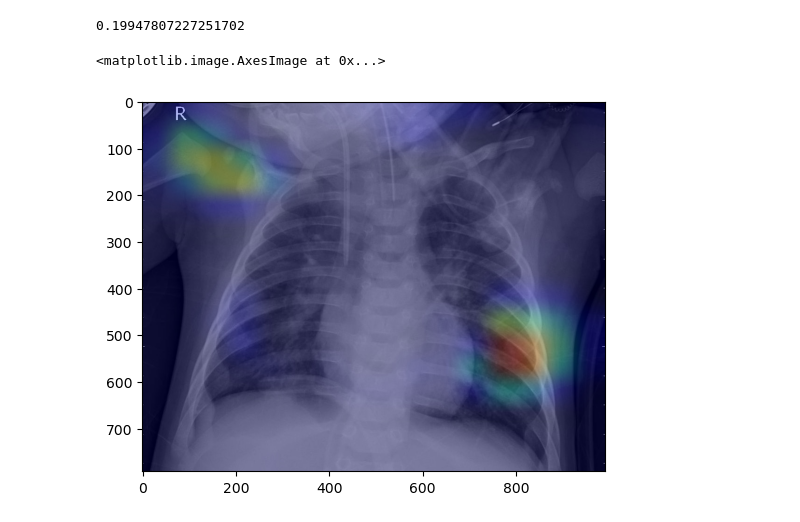
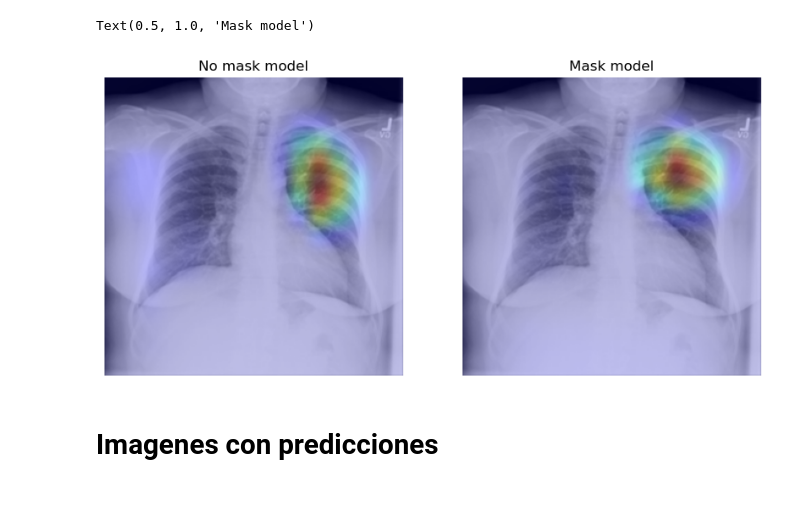
Before and after one commit to maryskal/SITK, a Jupyter notebook: neural_networks/image_class/Proportion_explained.ipynb, the cells around one changed output. Cells and saved outputs as stored; diff of their text form; code cells hidden in the pictures.

```diff
--- a/neural_networks/image_class/Proportion_explained.ipynb
+++ b/neural_networks/image_class/Proportion_explained.ipynb
@@ -6,8 +6,10 @@ import cv2
 import matplotlib.pyplot as plt
 import numpy as np
 # %%
-model = 'completo_2_Xception_fine-03_batch-8_lr-0001_auc-99'
+model2 = 'DEFINITIVO_2_mask_Xception_fine-04_batch-8_lr-0001_auc-99'
+model1 = 'DEFINITIVO_1_05_Xception_fine-05_batch-8_lr-0001_auc-99'
 # model = 'completo_mask_Xception_fine-03_batch-8_lr-0001_auc-99'
 # %%
-direc = os.path.join('/home/mr1142/Documents/Data/heatmaps', model)
+direc1 = os.path.join('/home/mr1142/Documents/Data/heatmaps', model1)
+direc2 = os.path.join('/home/mr1142/Documents/Data/heatmaps', model2)
 # %%
@@ -16,12 +20,18 @@ with open(os.path.join(direc, "proportions"), "rb") as fp:
-# %%
-np.mean(prop)
-# %% [output]
-0.19947807227251702
 # %%
-images = os.listdir(direc)
+images1 = os.listdir(direc1)
+images2 = os.listdir(direc2)
 # %%
 i = np.random.randint(0,len(images))
-plt.imshow(cv2.imread(os.path.join(direc, images[i])))
+image = images1[i]
+fig, ax = plt.subplots(1,2, figsize=(10,10))
+ax[0].imshow(cv2.imread(os.path.join(direc1, image)))
+ax[0].axis('off')
+ax[0].set_title('No mask model')
+ax[1].imshow(cv2.imread(os.path.join(direc2, image)))
+ax[1].axis('off')
+ax[1].set_title('Mask model')
 # %% [output]
-<matplotlib.image.AxesImage at 0x...>
+Text(0.5, 1.0, 'Mask model')
-[figure, old version]
+[figure, new version]
+# %% [markdown]
+# Imagenes con predicciones
```
Also changed, not shown: parts of 8 cells of this notebook, 13 other files.
